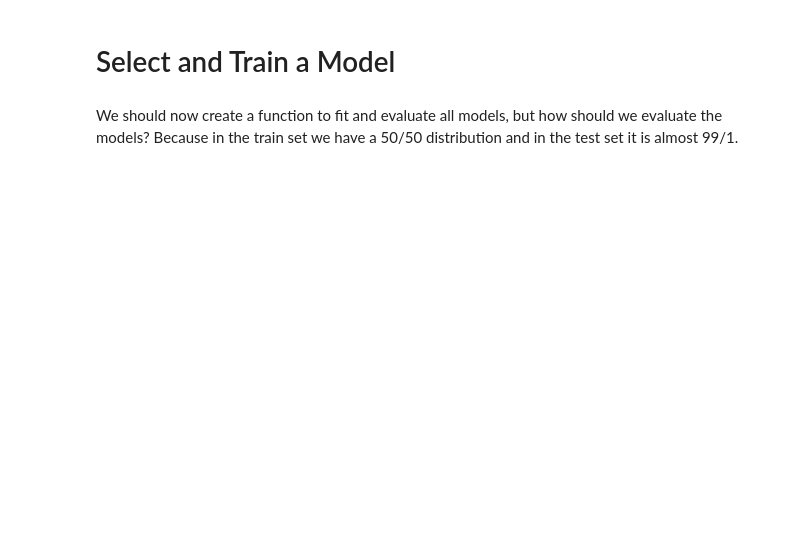
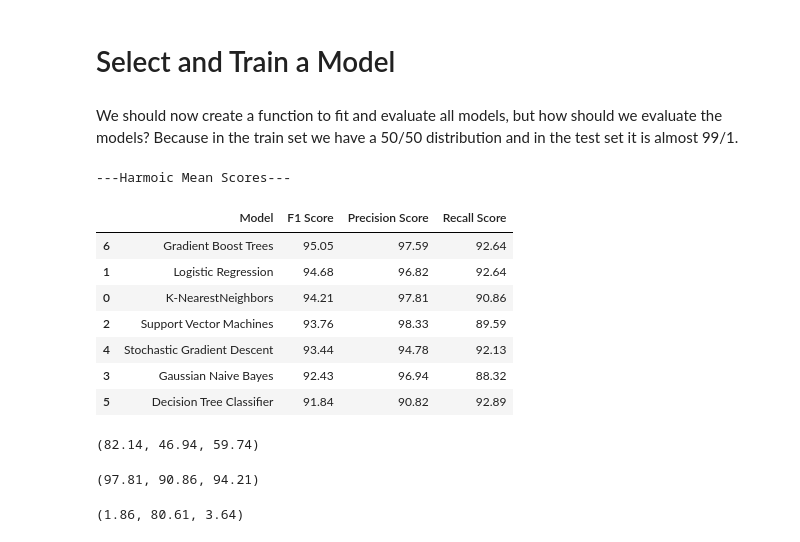
Before and after one commit to caua-veiga/Credit_Card_Fraud_Detection, a Jupyter notebook: Credit Card Data exploration.ipynb, the cells around one changed output. Drawn from its saved outputs; the diff is of its cells as text; code cells hidden in the pictures; blank space fills up the shorter version.

```diff
--- a/Credit Card Data exploration.ipynb
+++ b/Credit Card Data exploration.ipynb
@@ -358,4 +361,6 @@ train_set.head()
 5 rows × 30 columns
+# %%
+Data_prepared,Data_labels = train_set, train_set_labels
 # %% [markdown]
 # Select and Train a Model
 # %%
@@ -372,0 +457,38 @@ We should now create a function to fit and evaluate all models, but how should w
+# %%
+precision_scores = [KNN_precision, LR_precision, SVM_precision, GNB_precision, SGD_precision, DTC_precision, GBT_precision]
+recall_scores = [KNN_recall, LR_recall, SVM_recall, GNB_recall, SGD_recall, DTC_recall, GBT_recall]
+f1_scores = [KNN_f1, LR_f1, SVM_f1, GNB_f1, SGD_f1, DTC_f1, GBT_f1]
+
+
+# Scores data frame
+
+score_df = pd.DataFrame({
+    'Model': ['K-NearestNeighbors','Logistic Regression',
+              'Support Vector Machines','Gaussian Naive Bayes',
+              'Stochastic Gradient Descent','Decision Tree Classifier',
+              'Gradient Boost Trees'],
+
+    'F1 Score':
+    f1_scores,
+
+    'Precision Score':
+    precision_scores,
+
+    'Recall Score':
+    recall_scores
+
+
+})
+
+print('---Harmoic Mean Scores---')
+score_df.sort_values(by='F1 Score', ascending=False)
+# %% [output]
+---Harmoic Mean Scores---
+|  | Model | F1 Score | Precision Score | Recall Score |
+| 6 | Gradient Boost Trees | 95.05 | 97.59 | 92.64 |
+| 1 | Logistic Regression | 94.68 | 96.82 | 92.64 |
+| 0 | K-NearestNeighbors | 94.21 | 97.81 | 90.86 |
+| 2 | Support Vector Machines | 93.76 | 98.33 | 89.59 |
+| 4 | Stochastic Gradient Descent | 93.44 | 94.78 | 92.13 |
+| 3 | Gaussian Naive Bayes | 92.43 | 96.94 | 88.32 |
+| 5 | Decision Tree Classifier | 91.84 | 90.82 | 92.89 |
@@ -372,0 +555,28 @@ We should now create a function to fit and evaluate all models, but how should w
+# %%
+KNN_test_precision, KNN_test_recall, KNN_test_f1
+# %% [output]
+(82.14, 46.94, 59.74)
+# %%
+KNN_train_precision, KNN_train_recall, KNN_train_f1
+# %% [output]
+(97.81, 90.86, 94.21)
+# %%
+KNN = svm.SVC()
+KNN.fit(Data_prepared, Data_labels)
+final_predictions = KNN.predict(Test_df)
+
+precision_test = precision_score(Y_test, final_predictions)
+
+# Evaluate recall
+recall_test =  recall_score(Y_test, final_predictions)
+
+# Evaluate the F1 score
+F1_score_test = f1_score(Y_test, final_predictions)
+
+
+
+
+
+round( (100*precision_test),2), round( (100*recall_test),2), round( (100*F1_score_test),2)
+# %% [output]
+(1.86, 80.61, 3.64)
```
Also changed, not shown: parts of 9 cells of this notebook.
